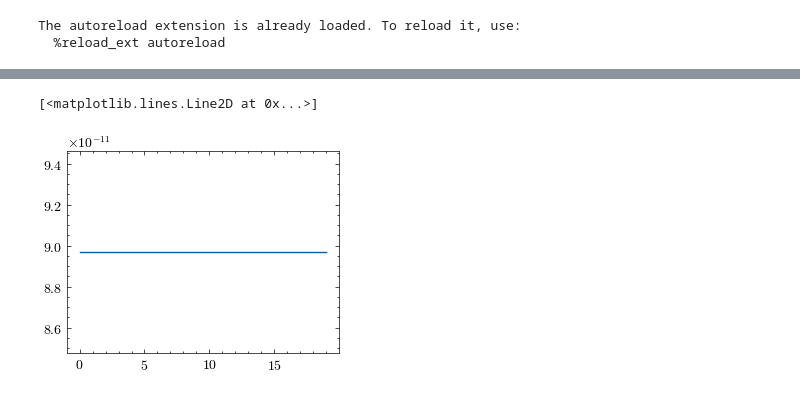
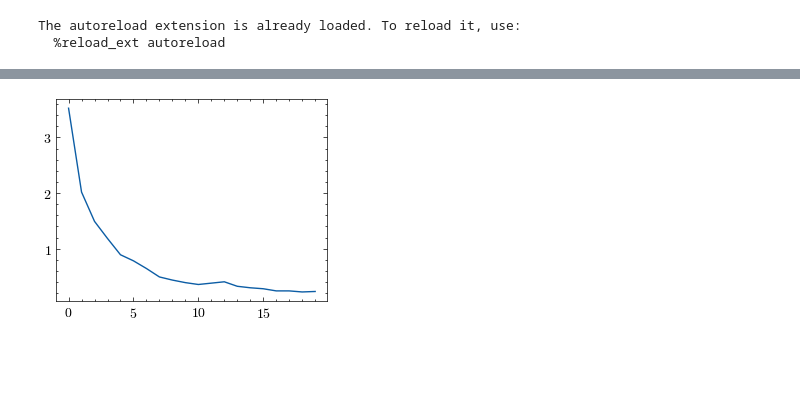
Before and after one commit to COeXISTENCE-PROJECT/Wardropian_cycles, a Jupyter notebook: Synthetic Simulator/main.ipynb, the cells around one changed output, grey strips where cells are left out. Drawn from its saved outputs; the diff is of its cells as text; code cells hidden in the pictures; blank space fills up the shorter version.

Commit message:
Simulator adapted to Inequity definition

```diff
--- a/Synthetic Simulator/main.ipynb
+++ b/Synthetic Simulator/main.ipynb
@@ -73,6 +64,7 @@ def day(df, d, params):
         df["this_env"] = df.apply(lambda x: 1 if x.choice == i else 0, axis=1)
         df.loc[df["this_env"] == 1, "I_rank"] = df.loc[df["this_env"] == 1, "I"].rank(ascending=False).astype(int)  # prioritize higher I
         Q_env = len(df[df["this_env"] == 1])  # flow via env
+        print(f"#DEBUG: ENV {i+1}, Q_env: {Q_env}")
         q_env = (
             params["env_params"]["congestion"] * Q_env / (Q / num_choices)
         )  # normalized for BPRs
@@ -90,11 +82,12 @@ def day(df, d, params):
             * np.random.normal(1, params["env_params"]["noise"], size=k)
             * np.random.choice([1, 10], p=[1 - p_disruption, p_disruption], size=k)
         )
-
+        print(f"#DEBUG: real_tSO(before clipping)={real_tSO}, hat_T={hat_T}")
         Inequities = [
-            ((real_tSO[j] - hat_T) / hat_T) for j in range(k)
+            ((real_tSO[j] - hat_T)) for j in range(k)
         ]  # calc inequity components
 
+        print(f"#DEBUG: real_tSO={real_tSO}, Inequities={Inequities}")
         # 1. Sort routes from fastest to slowest
         route_order = np.array(tSO).argsort()
 
@@ -112,6 +105,8 @@ def day(df, d, params):
 
         inequity_map = {route_idx: Inequities[route_idx] for route_idx in range(k)}
         df.loc[df["this_env"] == 1, "inequity today"] = df.loc[df["this_env"] == 1, "route"].map(inequity_map)
+
+        df.loc[df["this_env"] == 1, "I"] += df.loc[df["this_env"] == 1, "inequity today"]
         print(
             ", ".join([f"[ENV {i+1}]",
             f"PoA={PoA:.3f}",
@@ -131,6 +126,7 @@ def day(df, d, params):
 l = list()
 for d in range(20):
     df = day(df, d, params)
-    l.append(df["I"].mean())
+    print(f"--- Day {d+1} completed ---")
+    l.append(np.mean(df["I"]**2)/(d+1))
 plt.plot(l)
 # %% [output]
@@ -177,2 +151 @@ plt.plot(l)
-[<matplotlib.lines.Line2D at 0x...>]
-[figure, old version]
+[figure, new version]
```
Also changed, not shown: parts of 2 cells of this notebook, 2 other files.
